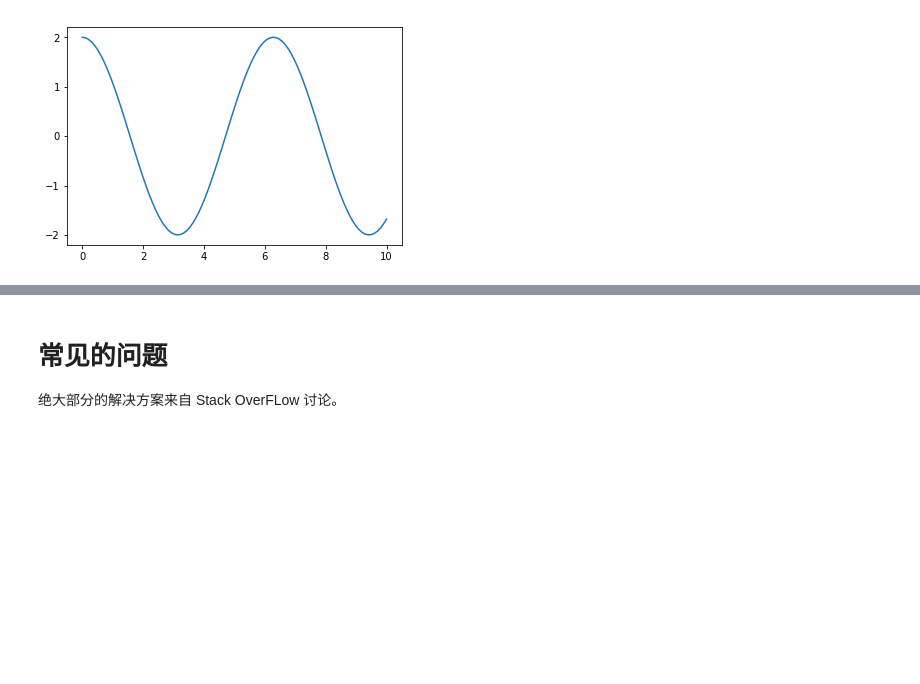
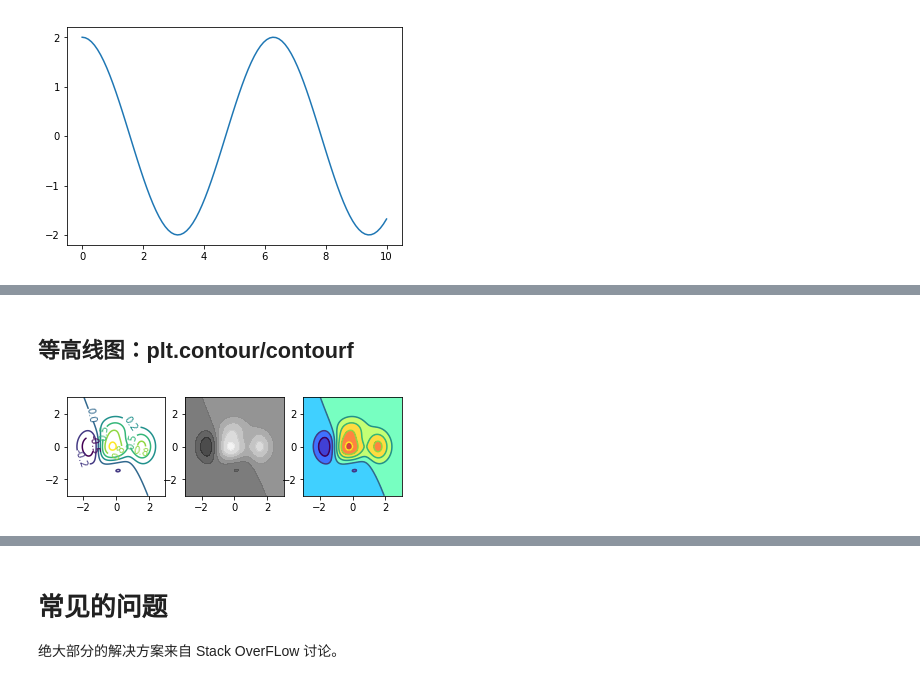
Before and after one commit to wklchris/Note-by-Jupyter, a Jupyter notebook: Python/Matplotlib.ipynb, the cells around one changed output, grey strips where cells are left out. Saved outputs shown, nothing was run; the diff lists cells and outputs as text; code cells hidden in the pictures; blank space fills up the shorter version.

```diff
--- a/Python/Matplotlib.ipynb
+++ b/Python/Matplotlib.ipynb
@@ -389,0 +412,30 @@ fig.savefig(filename, transparent='True', format='pdf')
+# %% [markdown]
+## 等高线图：plt.contour/contourf
+# %%
+# 本例改编自：http://www.labri.fr/perso/nrougier/teaching/matplotlib/#contour-plots
+import matplotlib.cm as cm
+plt.close('all')
+fig, (ax1, ax2, ax3) = plt.subplots(1, 3)
+
+def f(x,y): return (1-x/2+x**5+y**3)*np.exp(-x**2-y**2)
+
+n = 256
+X,Y = np.meshgrid(np.linspace(-3,3,n), np.linspace(-3,3,n))
+
+# 只画出边界：contour
+C1 = ax1.contour(X, Y, f(X,Y), 8, linewidth=.5)
+ax1.clabel(C1, inline=1, fontsize=10, fmt='%0.1f')  # 等高线标上数字
+ax1.axis('scaled')
+
+# 只填充颜色：contourf
+ax2.contourf(X, Y, f(X,Y), 8, alpha=.75, cmap=cm.gray)
+ax2.axis('scaled')
+
+# 绘制边界并填充颜色
+ax3.contour(X, Y, f(X,Y), 8, color='k', linewidth=.5)
+ax3.contourf(X, Y, f(X,Y), 8, alpha=.75, cmap='jet')
+ax3.axis('scaled')
+
+plt.show()
+# %% [output]
+[figure, added]
```
Also changed, not shown: parts of 6 cells of this notebook.
